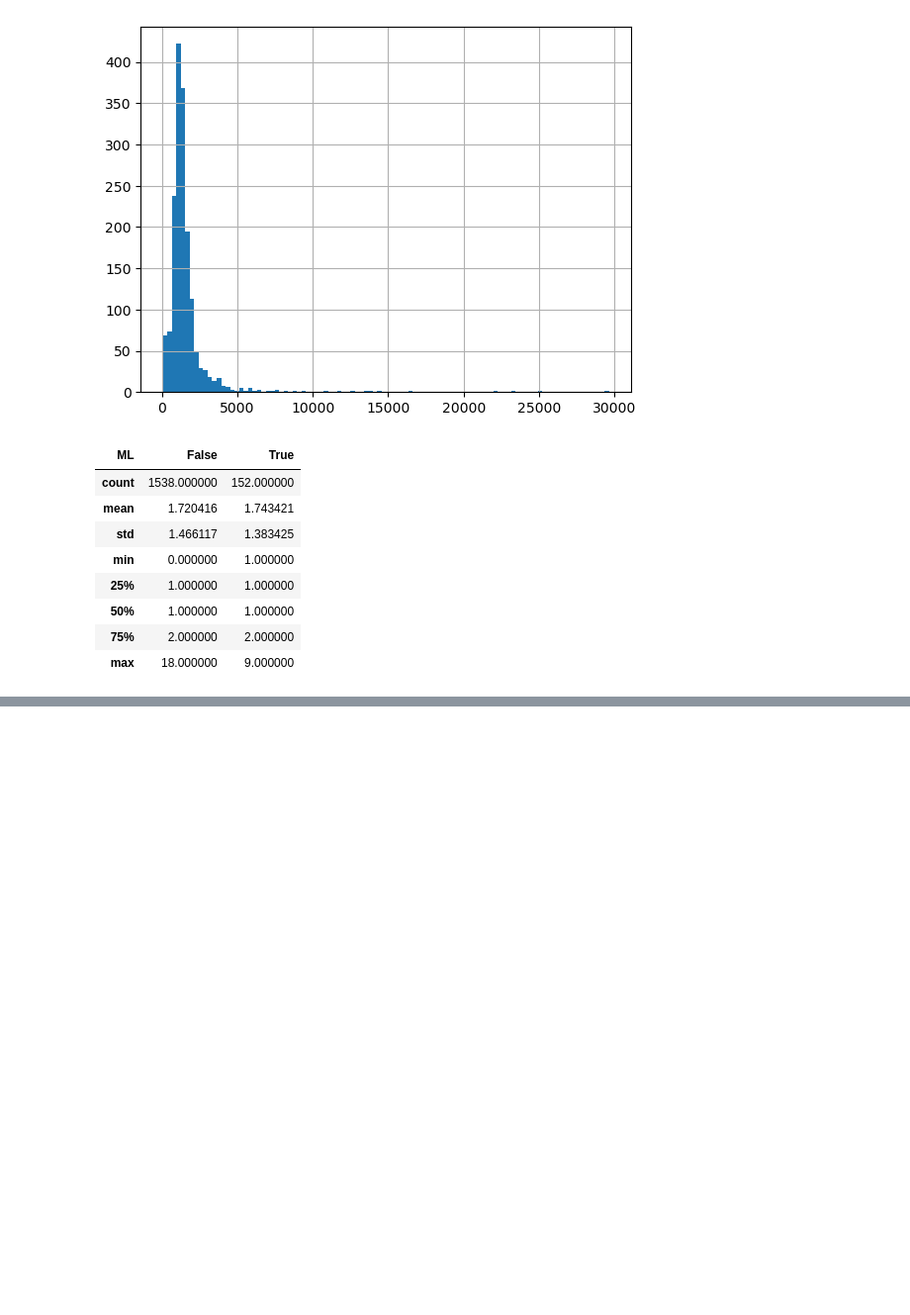
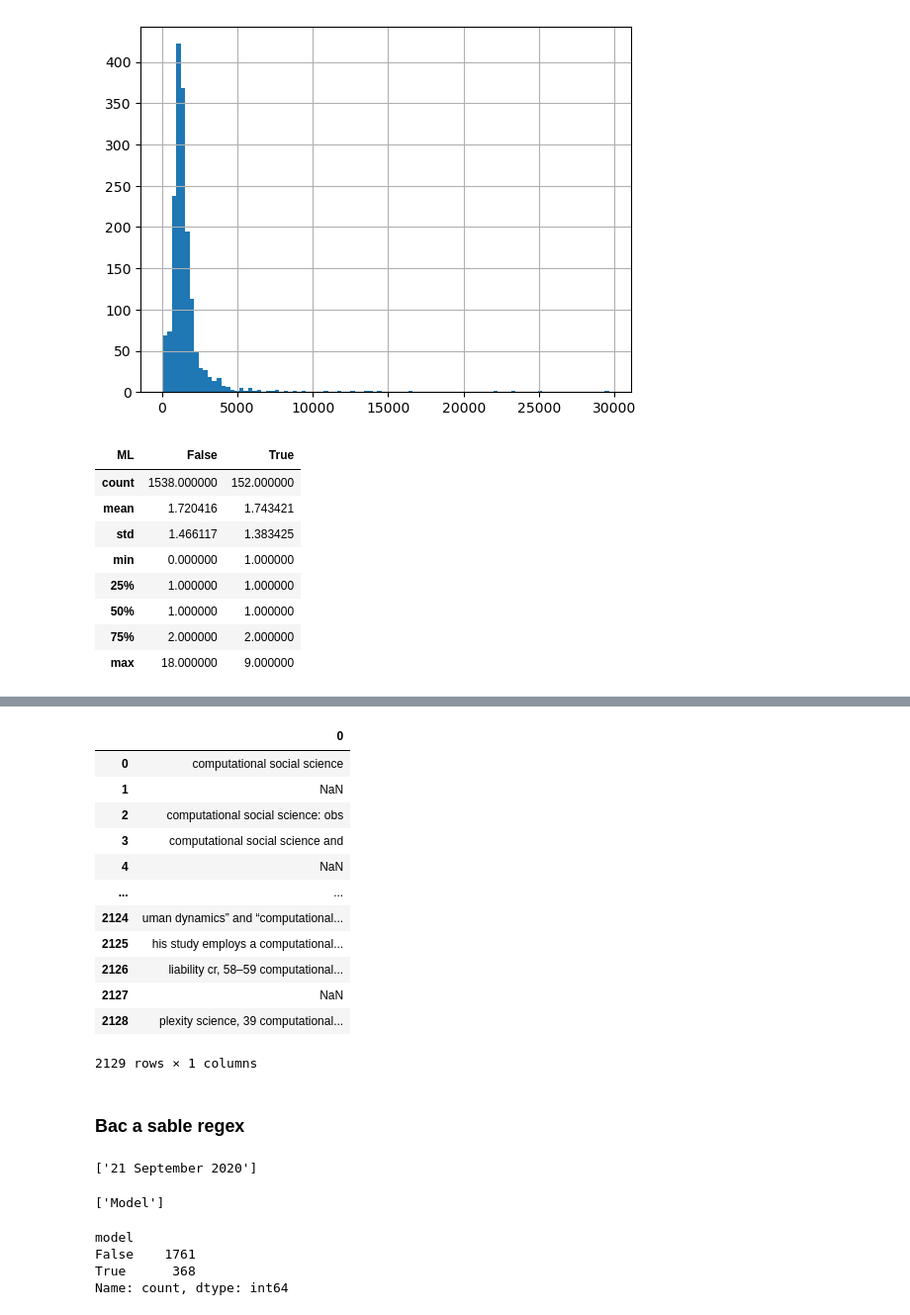
Before and after one commit to pyshs/CUSO2026, a Jupyter notebook: notebooks/pandas_et_texte.ipynb, the cells around one changed output, grey strips where cells are left out. Shown at 99% size. Cells and saved outputs as stored; diff of their text form; code cells hidden in the pictures; blank space fills up the shorter version.

Commit message:
hating regex

```diff
--- a/notebooks/pandas_et_texte.ipynb
+++ b/notebooks/pandas_et_texte.ipynb
@@ -209,11 +209,0 @@ Par ici : https://regex101.com/
-# %%
-# on crée quelques colonnes à partir de titres existants
-
-# 1. extraire le premier mot du titre
-df["premier_mot"] = df["title"].str.extract(r"^(\w+)", expand=False)
-
-# 2. extraire une année si elle apparaît quelque part dans l'abstract
-df["annee"] = df["abstract"].str.extract(r"(\b[0-9]{4}\b)", expand=False)
-
-# affichage pour vérifier
-df[["title", "premier_mot", "annee"]].head()
@@ -254,0 +299,40 @@ df_ss["contains_model"].value_counts()
+# %%
+# 1ère occurence des 20 caractères avant et après "computational"
+# renvoie un df par défaut, expand=False pour une série
+df["texte"].str.lower().str.extract(r"(.{0,20}computational.{0,20})")
+# %% [output]
+|  | 0 |
+| 0 | computational social science |
+| 1 | NaN |
+| 2 | computational social science: obs |
+| 3 | computational social science and |
+| 4 | NaN |
+| ... | ... |
+| 2124 | uman dynamics” and “computational... |
+| 2125 | his study employs a computational... |
+| 2126 | liability cr, 58–59 computational... |
+| 2127 | NaN |
+| 2128 | plexity science, 39 computational... |
+2129 rows × 1 columns
+# %% [markdown]
+### Bac a sable regex
+# %%
+re.findall(r"([0-9]{4})", "Ceci est une année : 1990 ; Ceci en est une autre 2000")
+
+masque = r"([0-9]{2}\s+(?:January|February|March|April|May|June|July|August|September|October|November|December)\s+\d{4})"
+re.findall(masque, "It is the 21 September 2020 , we are all happy")
+# %% [output]
+['21 September 2020']
+# %%
+c = re.compile(r"\bmodel\b", re.I)  # re.I pour ignorer la casse
+c.findall("This is a Model.")
+# %% [output]
+['Model']
+# %%
+df["model"] = df["texte"].apply(lambda x: bool(c.search(str(x))))
+df["model"].value_counts()
+# %% [output]
+model
+False    1761
+True      368
+Name: count, dtype: int64
```
Also changed, not shown: parts of 16 cells of this notebook.
